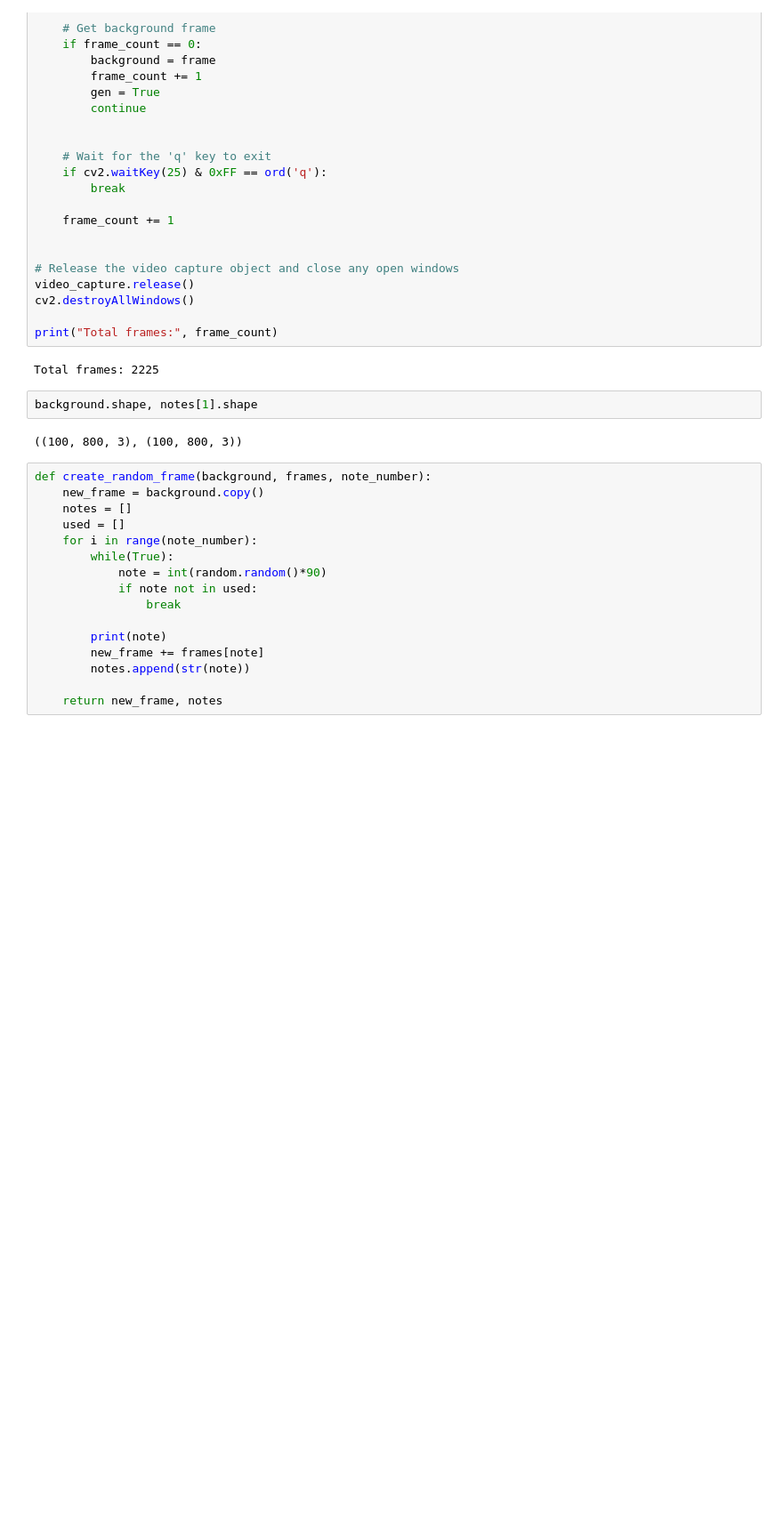
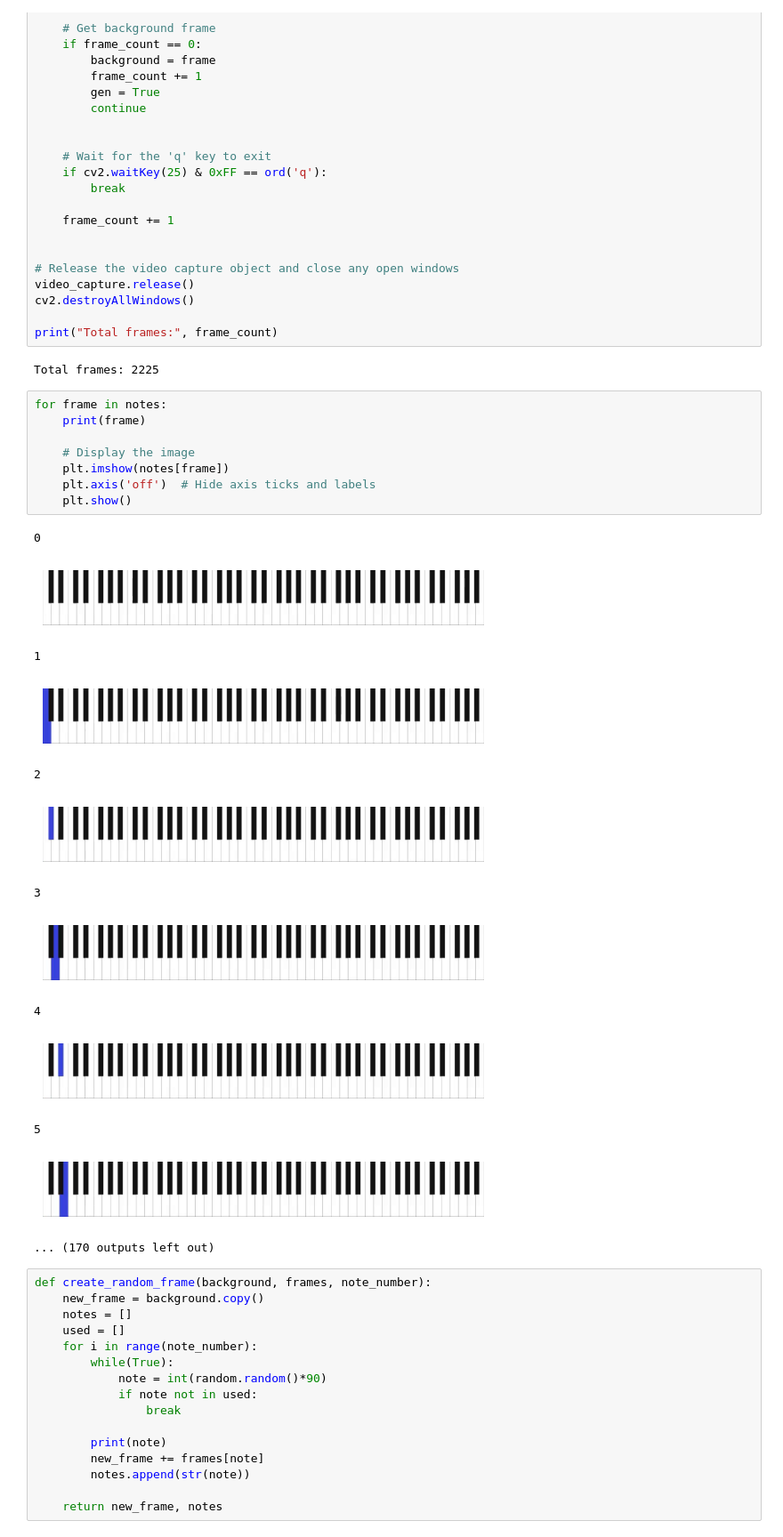
Before and after one commit to diangeli/AISynthesizer, a Jupyter notebook: data/midi.ipynb, the cells around one changed output. Shown at 89% size. Cells and saved outputs as stored; diff of their text form; blank space fills up the shorter version.

```diff
--- a/data/midi.ipynb
+++ b/data/midi.ipynb
@@ -253,10 +253,28 @@ cv2.destroyAllWindows()
 print("Total frames:", frame_count)
 # %% [output]
 Total frames: 2225
-# %%
-background.shape, notes[1].shape
-# %% [output]
-((100, 800, 3), (100, 800, 3))
+# %%
+for frame in notes:
+    print(frame)
+
+    # Display the image
+    plt.imshow(notes[frame])
+    plt.axis('off')  # Hide axis ticks and labels
+    plt.show()
+# %% [output]
+0
+[figure, added]
+1
+[figure, added]
+2
+[figure, added]
+3
+[figure, added]
+4
+[figure, added]
+5
+[figure, added]
+... (170 outputs left out)
 # %%
 def create_random_frame(background, frames, note_number):
     new_frame = background.copy()
```
Also changed, not shown: parts of 6 cells of this notebook, 9 other files.
